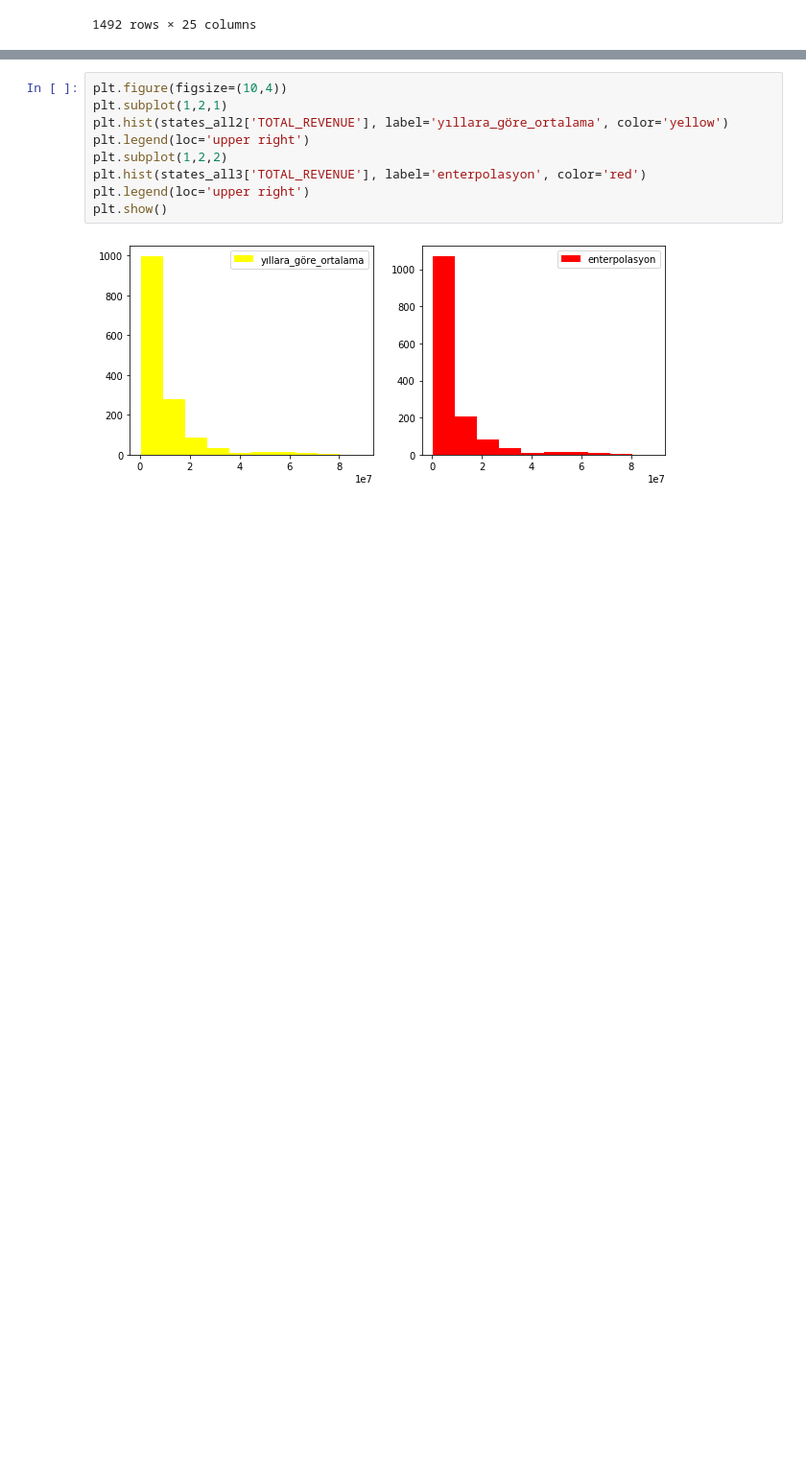
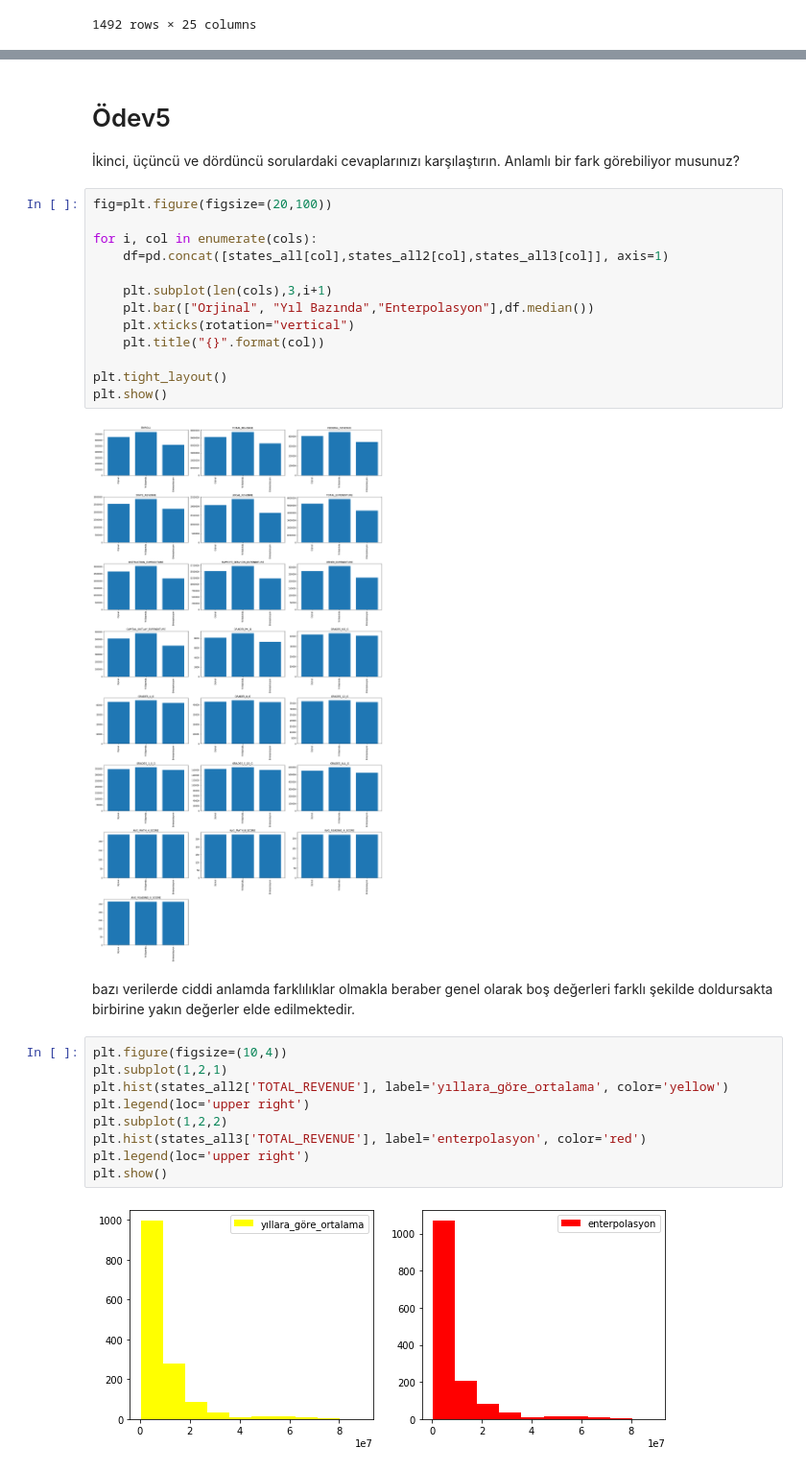
Before and after one commit to mdurular/kisisel-veri-analizi, a Jupyter notebook: Veri Temizliği Kayıp değerler ünitesi Ödevi.ipynb, the cells around one changed output, grey strips where cells are left out. Shown: that part at 96% size. Cells and saved outputs as stored; diff of their text form; blank space fills up the shorter version.

```diff
--- a/Veri Temizliği Kayıp değerler ünitesi Ödevi.ipynb
+++ b/Veri Temizliği Kayıp değerler ünitesi Ödevi.ipynb
@@ -132,3 +181,23 @@ null_hesapla(states_all2)
+# %% [markdown]
+# Ödev5
+İkinci, üçüncü ve dördüncü sorulardaki cevaplarınızı karşılaştırın. Anlamlı bir fark görebiliyor musunuz?
+# %%
+fig=plt.figure(figsize=(20,100))
+
+for i, col in enumerate(cols):
+    df=pd.concat([states_all[col],states_all2[col],states_all3[col]], axis=1)
+
+    plt.subplot(len(cols),3,i+1)
+    plt.bar(["Orjinal", "Yıl Bazında","Enterpolasyon"],df.median())
+    plt.xticks(rotation="vertical")
+    plt.title("{}".format(col))
+
+plt.tight_layout()
+plt.show()
+# %% [output]
+[figure, added]
+# %% [markdown]
+bazı verilerde ciddi anlamda farklılıklar olmakla beraber genel olarak boş değerleri farklı şekilde doldursakta birbirine yakın değerler elde edilmektedir.
 # %%
 plt.figure(figsize=(10,4))
 plt.subplot(1,2,1)
```
Also changed, not shown: parts of 13 cells of this notebook.
